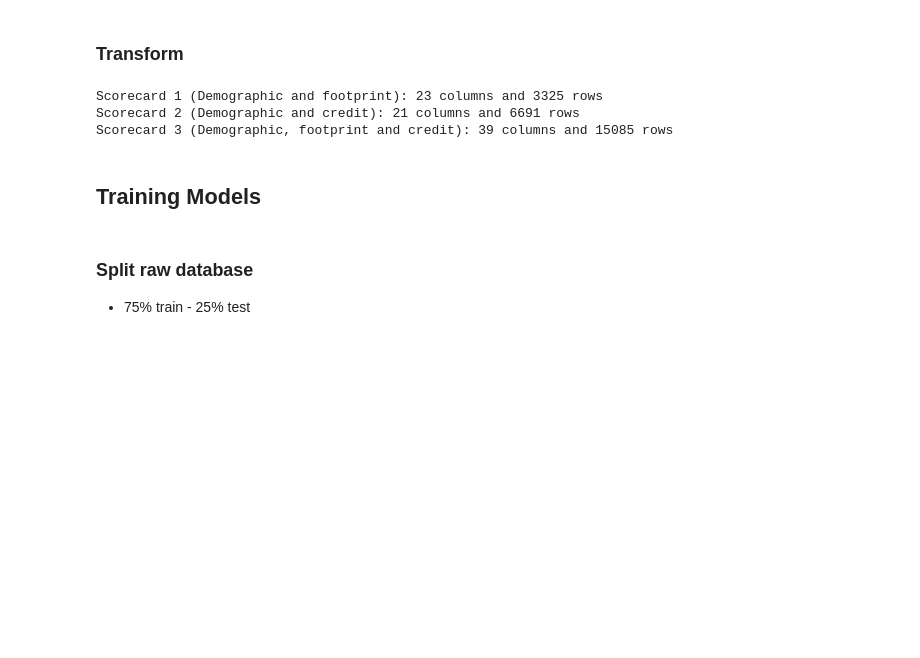
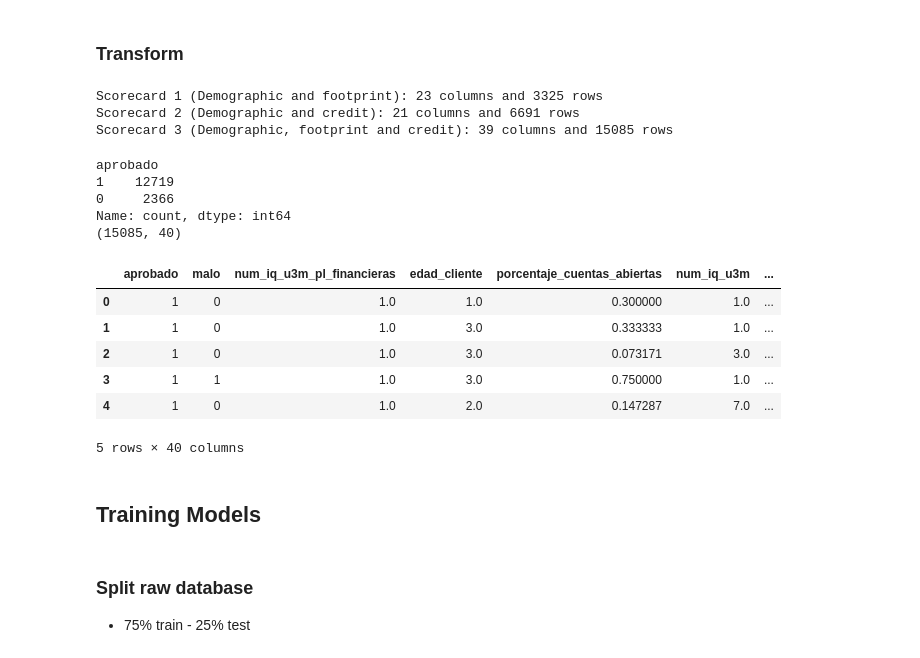
Before and after one commit to magotronico/DataAnalysis_and_AI, a Jupyter notebook: period_2/challenge/training_etl.ipynb, the cells around one changed output. Drawn from its saved outputs; the diff is of its cells as text; code cells hidden in the pictures; blank space fills up the shorter version.

```diff
--- a/period_2/challenge/training_etl.ipynb
+++ b/period_2/challenge/training_etl.ipynb
@@ -491,33 +491,51 @@ class DataTransformer:
     def process_tipo_suscripcion(self):
         """
         One-hot encodes 'tipo_suscripcion'.
         """
         self.df['tipo_suscripcion_POSPAGO'] = self.df['tipo_suscripcion'].apply(lambda x: 1 if x == 'POSPAGO' else 0)
         self.df['tipo_suscripcion_PREPAGO'] = self.df['tipo_suscripcion'].apply(lambda x: 1 if x == 'PREPAGO' else 0)
         self.df = self.df.drop(columns=['tipo_suscripcion'])
 
     def return_df(self):
         self.outlier_correction(self.val_threshold, self.tail_threshold)
         self.df = self.process_entidad_federativa(x=self.df) # Create 'entidad_federativa' groups
         self.process_edad_ingreso()    # Binning
         if 'tipo_suscripcion' in self.df.columns:
             self.process_tipo_suscripcion() # One hot encoding
 
         # For further analysis, the follwing line should be uncommented
         # self.binning_columns()
 
         return self.df
 
 
 
 # Create an instance of the DataTransformer class
 scorecards_transformers = {}
 binning_scorecards = {}
 
 for i, scorecard in enumerate([scorecard_1, scorecard_2, scorecard_3]):
     dt = DataTransformer(scorecard)
     scorecards_transformers[f'scorecard_{i+1}'] = dt
     binning_scorecards[f'scorecard_{i+1}'] = dt.return_df()
+
+# Display the first 5 rows of the transformed data
+print(binning_scorecards['scorecard_3']['aprobado'].value_counts())
+print(binning_scorecards['scorecard_3'].shape)
+binning_scorecards['scorecard_3'].head()
+# %% [output]
+aprobado
+1    12719
+0     2366
+Name: count, dtype: int64
+(15085, 40)
+|  | aprobado | malo | num_iq_u3m_pl_financieras | edad_cliente | porcentaje_cuentas_abiertas | num_iq_u3m | ... |
+| 0 | 1 | 0 | 1.0 | 1.0 | 0.300000 | 1.0 | ... |
+| 1 | 1 | 0 | 1.0 | 3.0 | 0.333333 | 1.0 | ... |
+| 2 | 1 | 0 | 1.0 | 3.0 | 0.073171 | 3.0 | ... |
+| 3 | 1 | 1 | 1.0 | 3.0 | 0.750000 | 1.0 | ... |
+| 4 | 1 | 0 | 1.0 | 2.0 | 0.147287 | 7.0 | ... |
+5 rows × 40 columns
 # %% [markdown]
 ## Training Models
 # %% [markdown]
```
Also changed, not shown: parts of 16 cells of this notebook, 9 other files.
